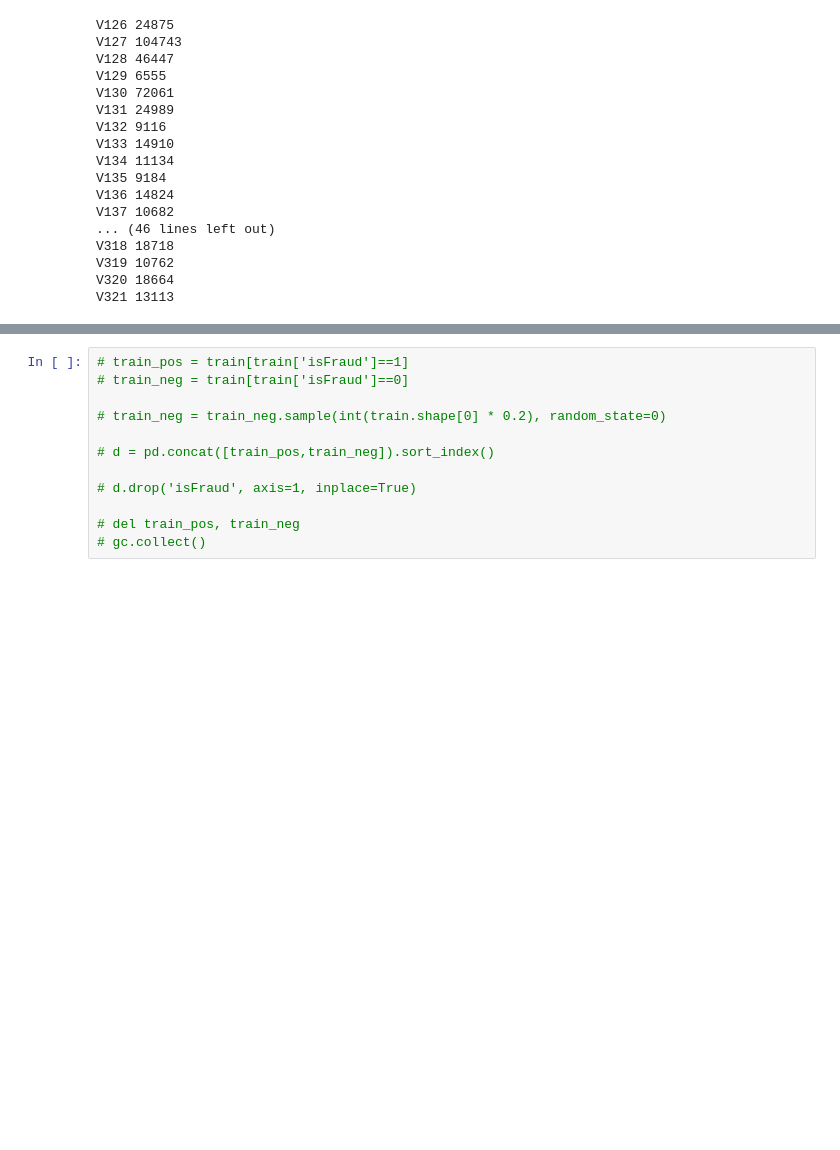
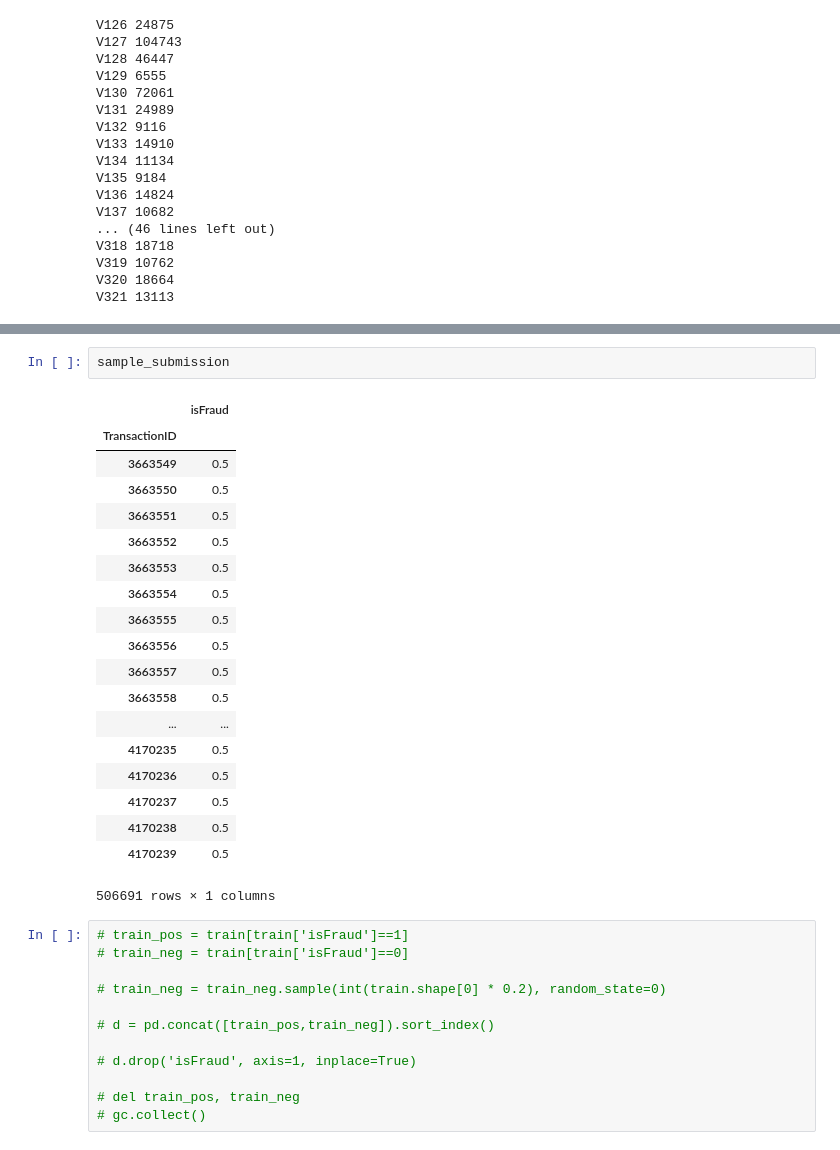
Before and after one commit to vasyafon/BayDS, a Jupyter notebook: notebooks/fraud-17-09.ipynb, the cells around one changed output, grey strips where cells are left out. Cells and saved outputs as stored; diff of their text form; blank space fills up the shorter version.

```diff
--- a/notebooks/fraud-17-09.ipynb
+++ b/notebooks/fraud-17-09.ipynb
@@ -419,3 +564,25 @@ V321 13113
+# %%
+sample_submission
+# %% [output]
+|  | isFraud |
+| TransactionID |  |
+| 3663549 | 0.5 |
+| 3663550 | 0.5 |
+| 3663551 | 0.5 |
+| 3663552 | 0.5 |
+| 3663553 | 0.5 |
+| 3663554 | 0.5 |
+| 3663555 | 0.5 |
+| 3663556 | 0.5 |
+| 3663557 | 0.5 |
+| 3663558 | 0.5 |
+| ... | ... |
+| 4170235 | 0.5 |
+| 4170236 | 0.5 |
+| 4170237 | 0.5 |
+| 4170238 | 0.5 |
+| 4170239 | 0.5 |
+506691 rows × 1 columns
 # %%
 # train_pos = train[train['isFraud']==1]
 # train_neg = train[train['isFraud']==0]
```
Also changed, not shown: parts of 27 cells of this notebook, 10 other files.
